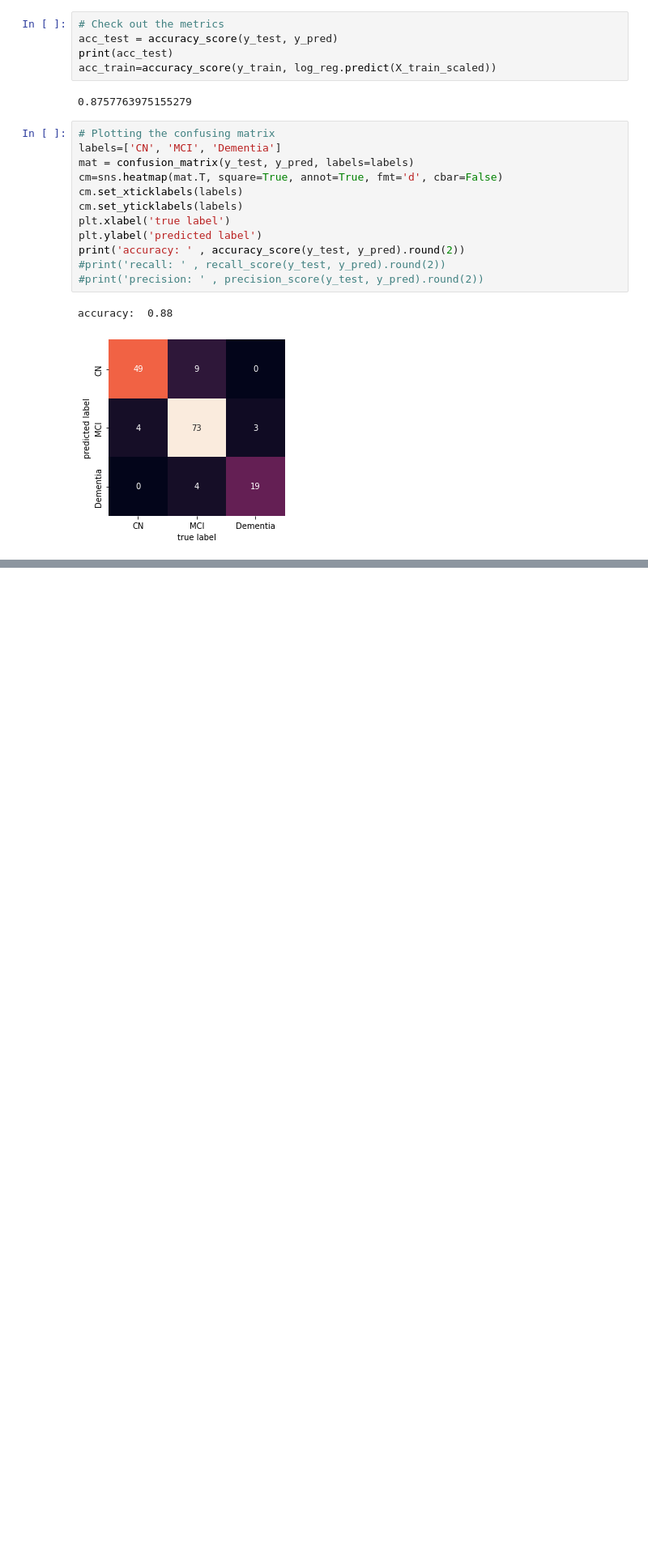
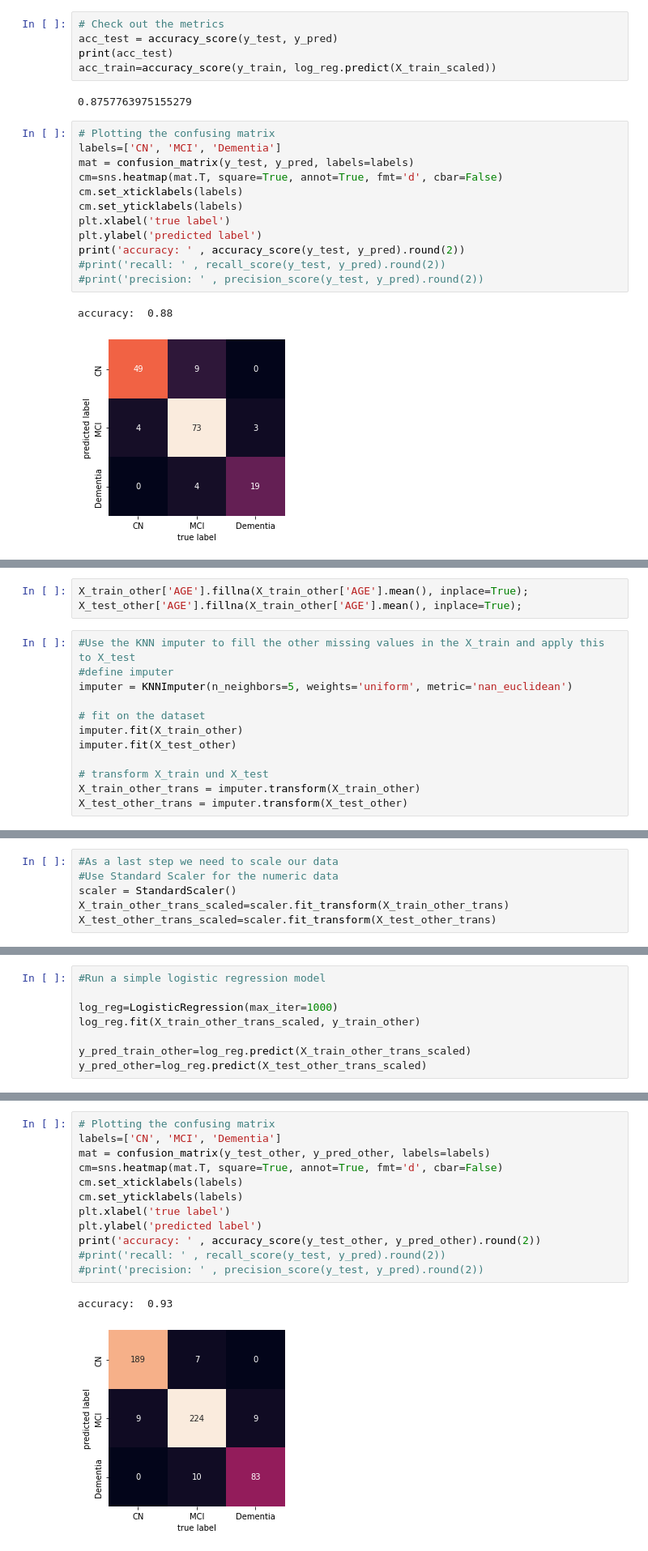
Before and after one commit to tamap94/ds-capstone-alzheimers-, a Jupyter notebook: tadpole_challenge/Tadpole_EDA_Model.ipynb, the cells around one changed output, grey strips where cells are left out. Shown at 81% size. Cells and saved outputs as stored; diff of their text form; blank space fills up the shorter version.

```diff
--- a/tadpole_challenge/Tadpole_EDA_Model.ipynb
+++ b/tadpole_challenge/Tadpole_EDA_Model.ipynb
@@ -422,0 +517,15 @@ accuracy:  0.88
+# %%
+X_train_other['AGE'].fillna(X_train_other['AGE'].mean(), inplace=True);
+X_test_other['AGE'].fillna(X_train_other['AGE'].mean(), inplace=True);
+# %%
+#Use the KNN imputer to fill the other missing values in the X_train and apply this to X_test
+#define imputer
+imputer = KNNImputer(n_neighbors=5, weights='uniform', metric='nan_euclidean')
+
+# fit on the dataset
+imputer.fit(X_train_other)
+imputer.fit(X_test_other)
+
+# transform X_train und X_test
+X_train_other_trans = imputer.transform(X_train_other)
+X_test_other_trans = imputer.transform(X_test_other)
@@ -422,0 +538,6 @@ accuracy:  0.88
+# %%
+#As a last step we need to scale our data
+#Use Standard Scaler for the numeric data
+scaler = StandardScaler()
+X_train_other_trans_scaled=scaler.fit_transform(X_train_other_trans)
+X_test_other_trans_scaled=scaler.fit_transform(X_test_other_trans)
@@ -422,0 +550,8 @@ accuracy:  0.88
+# %%
+#Run a simple logistic regression model
+
+log_reg=LogisticRegression(max_iter=1000)
+log_reg.fit(X_train_other_trans_scaled, y_train_other)
+
+y_pred_train_other=log_reg.predict(X_train_other_trans_scaled)
+y_pred_other=log_reg.predict(X_test_other_trans_scaled)
@@ -423,3 +567,18 @@ accuracy:  0.88
+# %%
+# Plotting the confusing matrix
+labels=['CN', 'MCI', 'Dementia']
+mat = confusion_matrix(y_test_other, y_pred_other, labels=labels)
+cm=sns.heatmap(mat.T, square=True, annot=True, fmt='d', cbar=False)
+cm.set_xticklabels(labels)
+cm.set_yticklabels(labels)
+plt.xlabel('true label')
+plt.ylabel('predicted label')
+print('accuracy: ' , accuracy_score(y_test_other, y_pred_other).round(2))
+#print('recall: ' , recall_score(y_test, y_pred).round(2))
+#print('precision: ' , precision_score(y_test, y_pred).round(2))
+# %% [output]
+accuracy:  0.93
+[figure, added]
 # %%
 #logging metrics
 mlflow.log_metric("train-" + "accuracy", acc_train)
```
Also changed, not shown: parts of 34 cells of this notebook.
